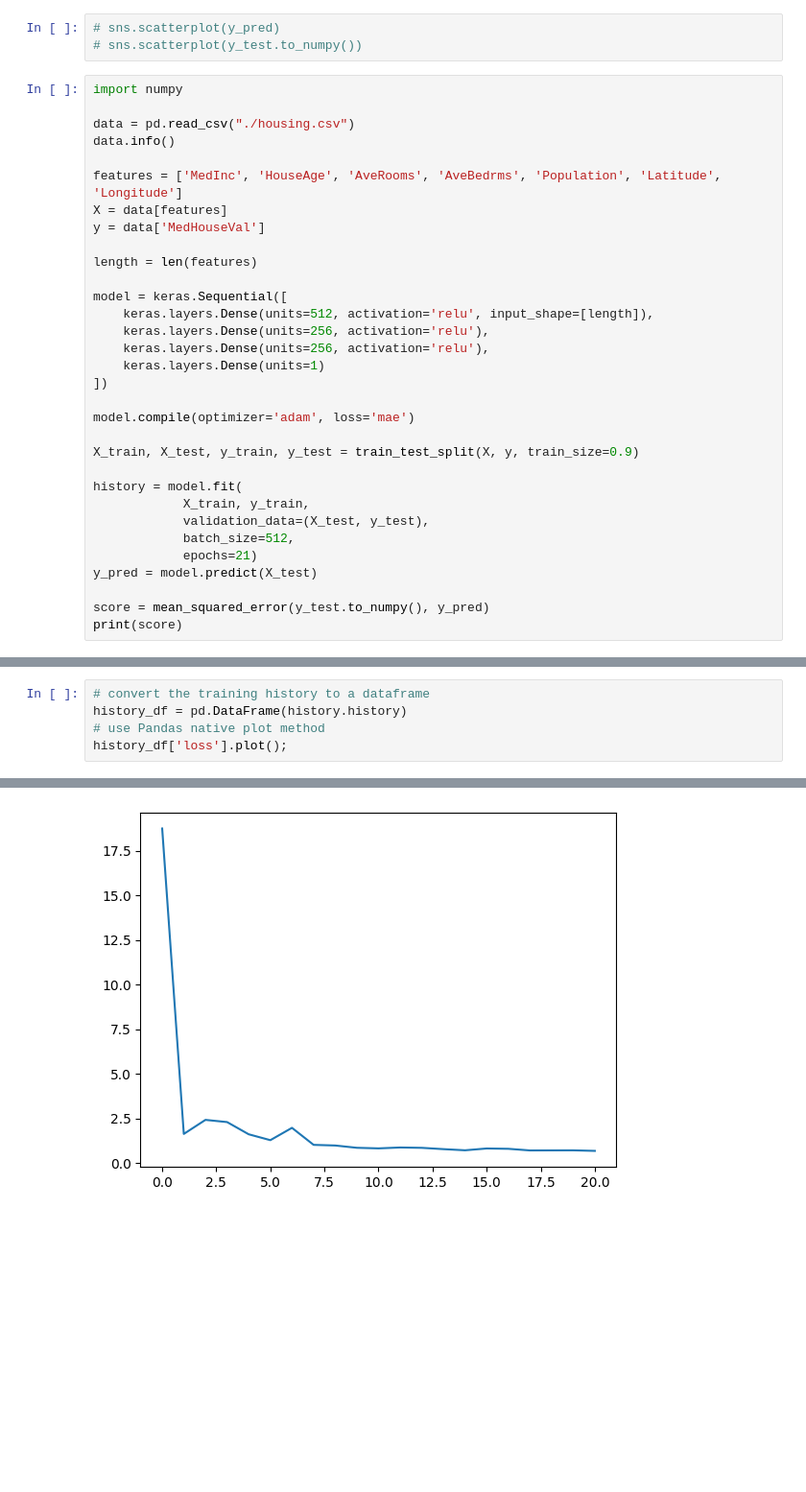
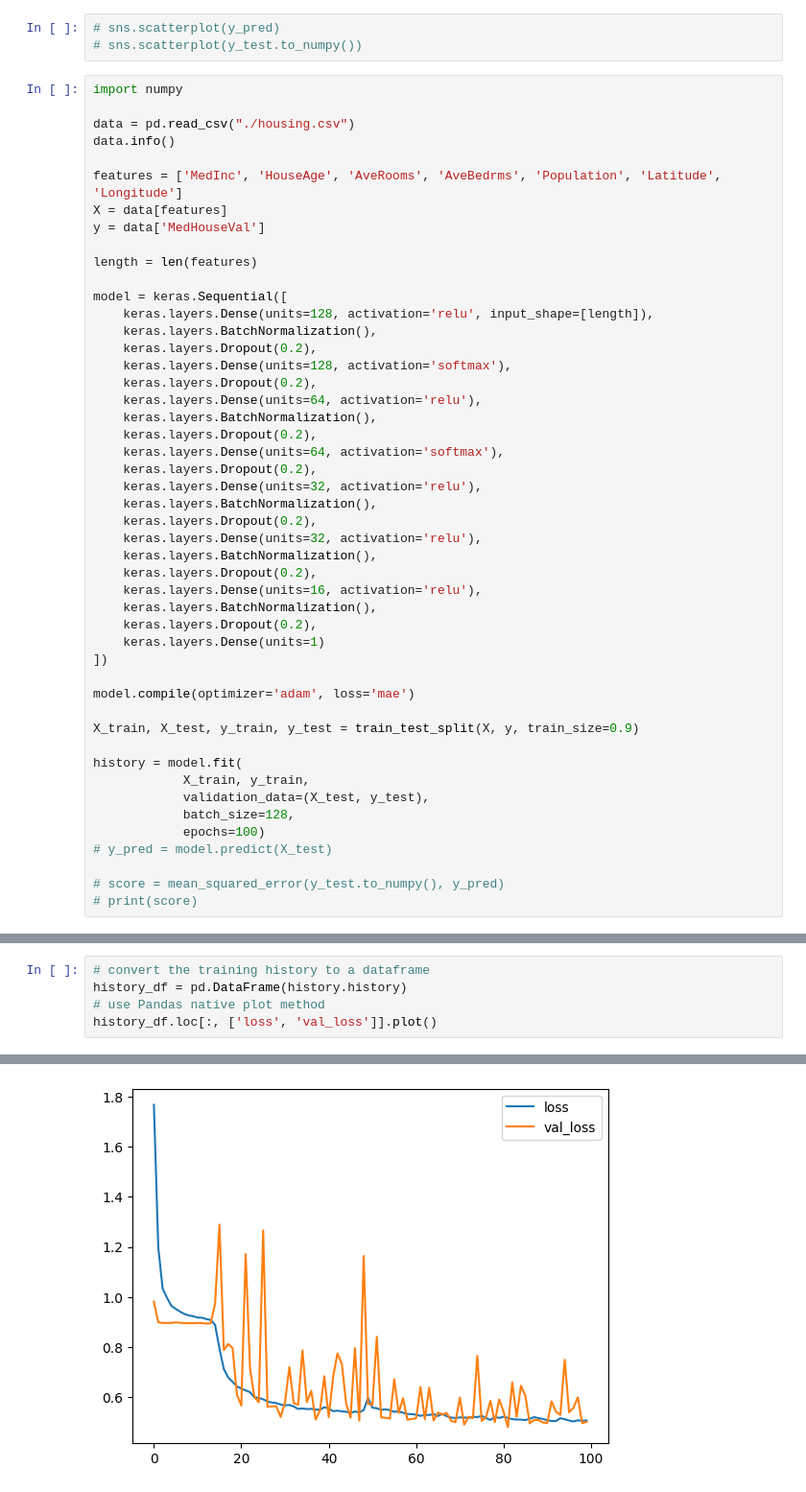
Before and after one commit to pth3231/kaggle_playground, a Jupyter notebook: deep_learning/single_neuron.ipynb, the cells around one changed output, grey strips where cells are left out. Shown at 96% size. Saved outputs shown, nothing was run; the diff lists cells and outputs as text; blank space fills up the shorter version.

```diff
--- a/deep_learning/single_neuron.ipynb
+++ b/deep_learning/single_neuron.ipynb
@@ -41,9 +41,25 @@ y = data['MedHouseVal']
 length = len(features)
 
 model = keras.Sequential([
-    keras.layers.Dense(units=512, activation='relu', input_shape=[length]),
-    keras.layers.Dense(units=256, activation='relu'),
-    keras.layers.Dense(units=256, activation='relu'),
+    keras.layers.Dense(units=128, activation='relu', input_shape=[length]),
+    keras.layers.BatchNormalization(),
+    keras.layers.Dropout(0.2),
+    keras.layers.Dense(units=128, activation='softmax'),
+    keras.layers.Dropout(0.2),
+    keras.layers.Dense(units=64, activation='relu'),
+    keras.layers.BatchNormalization(),
+    keras.layers.Dropout(0.2),
+    keras.layers.Dense(units=64, activation='softmax'),
+    keras.layers.Dropout(0.2),
+    keras.layers.Dense(units=32, activation='relu'),
+    keras.layers.BatchNormalization(),
+    keras.layers.Dropout(0.2),
+    keras.layers.Dense(units=32, activation='relu'),
+    keras.layers.BatchNormalization(),
+    keras.layers.Dropout(0.2),
+    keras.layers.Dense(units=16, activation='relu'),
+    keras.layers.BatchNormalization(),
+    keras.layers.Dropout(0.2),
     keras.layers.Dense(units=1)
 ])
 
@@ -54,12 +70,12 @@ X_train, X_test, y_train, y_test = train_test_split(X, y, train_size=0.9)
 history = model.fit(
             X_train, y_train,
             validation_data=(X_test, y_test),
-            batch_size=512,
-            epochs=21)
-y_pred = model.predict(X_test)
+            batch_size=128,
+            epochs=100)
+# y_pred = model.predict(X_test)
 
-score = mean_squared_error(y_test.to_numpy(), y_pred)
-print(score)
+# score = mean_squared_error(y_test.to_numpy(), y_pred)
+# print(score)
 # %% [output]
 <class 'pandas.core.frame.DataFrame'>
 RangeIndex: 20640 entries, 0 to 20639
@@ -82,5 +118,5 @@ Epoch 21/21
 # convert the training history to a dataframe
 history_df = pd.DataFrame(history.history)
 # use Pandas native plot method
-history_df['loss'].plot();
+history_df.loc[:, ['loss', 'val_loss']].plot()
 # %% [output]
@@ -87 +124 @@ history_df['loss'].plot();
-[figure, old version]
+[figure, new version]
```
Also changed, not shown: parts of 3 cells of this notebook, 1 other file.
